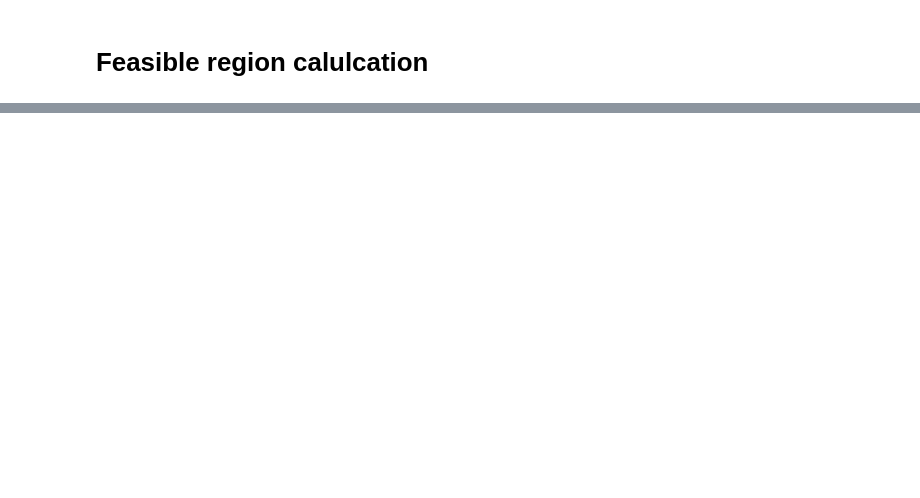
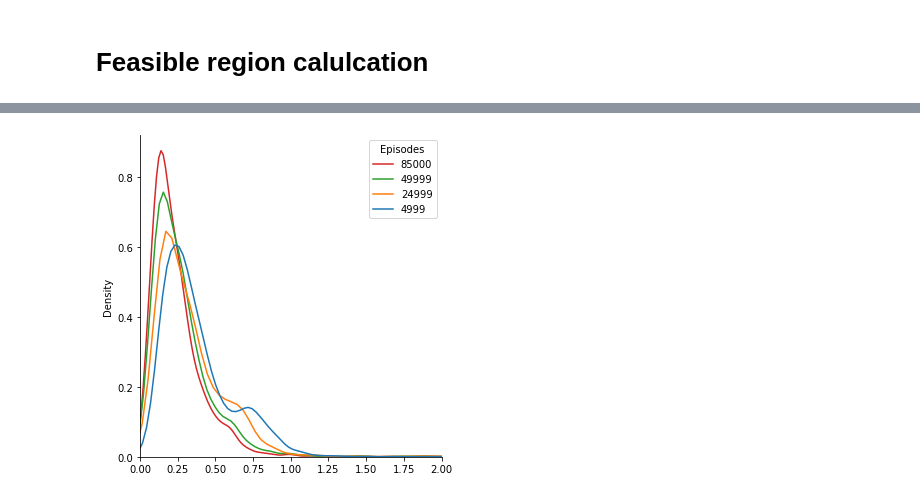
Before and after one commit to jprogrammer13/jumpleg_rl, a Jupyter notebook: utils/feasible_region_perc.ipynb, the cells around one changed output, grey strips where cells are left out. Saved outputs shown, nothing was run; the diff lists cells and outputs as text; code cells hidden in the pictures; blank space fills up the shorter version.

```diff
--- a/utils/feasible_region_perc.ipynb
+++ b/utils/feasible_region_perc.ipynb
@@ -178,0 +209,7 @@ mean_error = [i[1] for i in results]
+# %%
+sns.displot([me for me in mean_error],kind='kde',fill=False,legend=False)
+plt.legend(title="Episodes",labels=test[::-1])
+plt.xlim(0,2)
+plt.savefig('err_dist.jpg',dpi=200)
+# %% [output]
+[figure, added]
```
Also changed, not shown: parts of 13 cells of this notebook, 53 other files.
